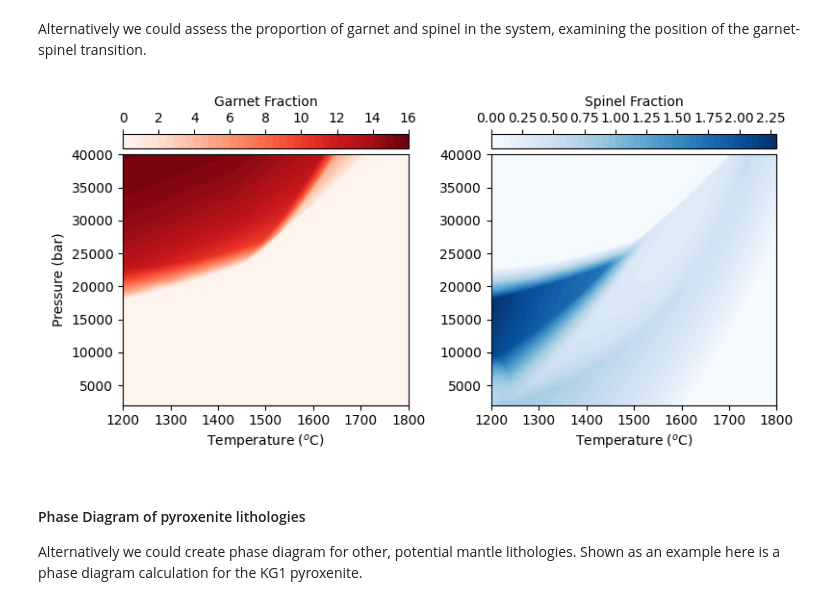
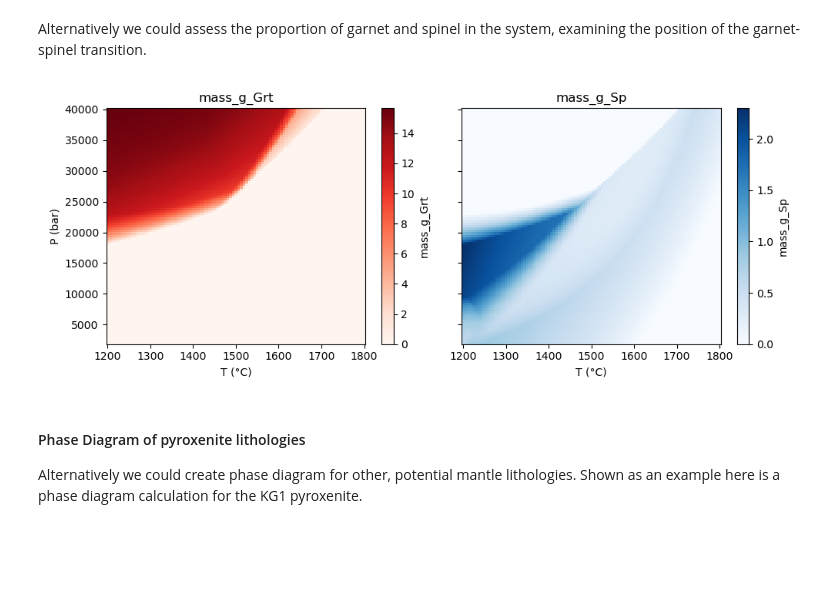
Before and after one commit to gleesonm1/PetThermoTools, a Jupyter notebook: docs/Examples/PhaseDiagrams/PhaseDiagram_example.ipynb, the cells around one changed output. Saved outputs shown, nothing was run; the diff lists cells and outputs as text; code cells hidden in the pictures; blank space fills up the shorter version.

```diff
--- a/docs/Examples/PhaseDiagrams/PhaseDiagram_example.ipynb
+++ b/docs/Examples/PhaseDiagrams/PhaseDiagram_example.ipynb
@@ -205,22 +162,39 @@ spl = Res_green['mass_g_Sp'].values.reshape(np.shape(X))
-# %%
-f, a = plt.subplots(1,2, figsize = (8, 4))
-contour = a[0].contourf(T, P, grt, cmap='Reds', levels=50)
-cbar = f.colorbar(contour, ax=a[0], orientation='horizontal', pad=0.02, location = 'top')
-cbar.ax.xaxis.set_label_position('top')
-cbar.ax.xaxis.set_ticks_position('top')
-
-cbar.set_label('Garnet Fraction')
-a[0].set_xlabel('Temperature ($^o$C)')
-a[0].set_ylabel('Pressure (bar)')
-
-contour2 = a[1].contourf(T, P, spl, cmap='Blues', levels=50)
-cbar = f.colorbar(contour2, ax=a[1], orientation='horizontal', pad=0.02, location = 'top')
-cbar.set_label('Spinel Fraction')
-a[1].set_xlabel('Temperature ($^o$C)')
-
-f.tight_layout()
-# %% [output]
-[figure, removed]
+# %%
+import matplotlib.pyplot as plt
+
+fig, (ax1, ax2) = plt.subplots(
+    1, 2, figsize=(10, 4), sharex=True, sharey=True
+)
+
+# ------------------------------------------------
+# Panel 1: mass_g_Grt (red colormap)
+# ------------------------------------------------
+pcm1 = ax1.pcolormesh(
+    X, Y, Z['mass_g_Grt'],
+    shading="auto",
+    cmap="Reds"
+)
+ax1.set_title("mass_g_Grt")
+ax1.set_xlabel("T (°C)")
+ax1.set_ylabel("P (bar)")
+fig.colorbar(pcm1, ax=ax1, label="mass_g_Grt")
+
+# ------------------------------------------------
+# Panel 2: mass_g_Sp (blue colormap)
+# ------------------------------------------------
+pcm2 = ax2.pcolormesh(
+    X, Y, Z['mass_g_Sp'],
+    shading="auto",
+    cmap="Blues"
+)
+ax2.set_title("mass_g_Sp")
+ax2.set_xlabel("T (°C)")
+fig.colorbar(pcm2, ax=ax2, label="mass_g_Sp")
+
+plt.tight_layout()
+plt.show()
+# %% [output]
+[figure, added]
 # %% [markdown]
 #### Phase Diagram of pyroxenite lithologies
 
```
Also changed, not shown: parts of 11 cells of this notebook, 2 other files.
